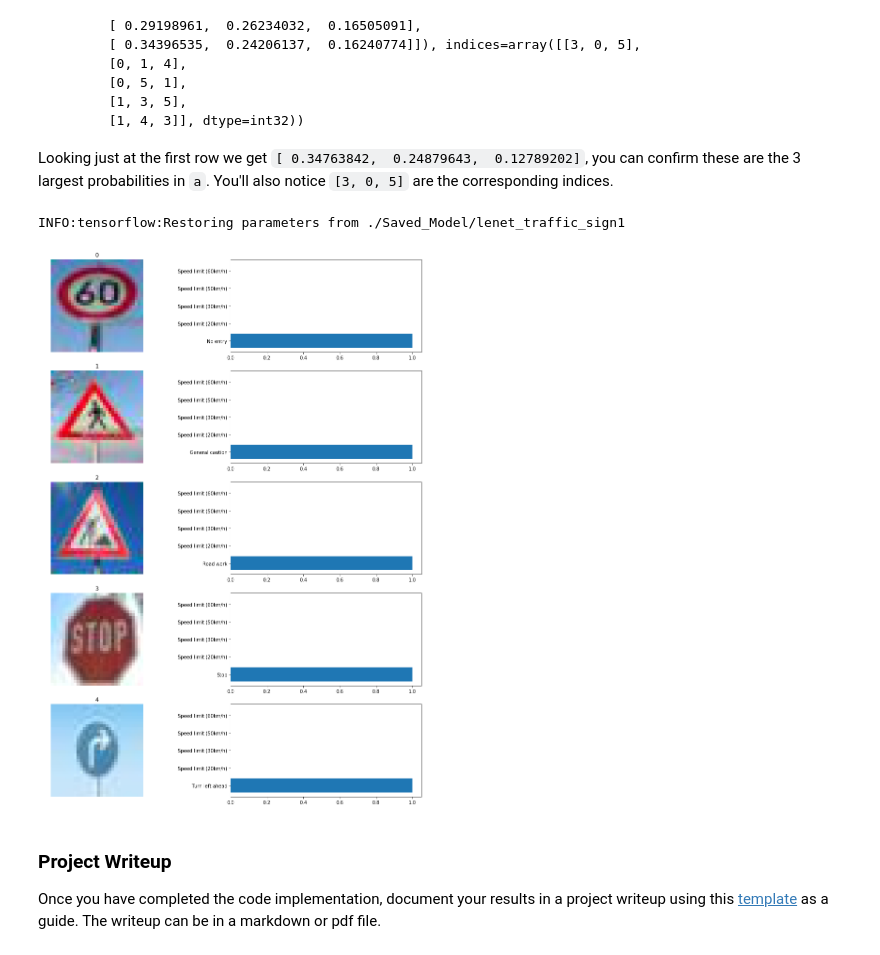
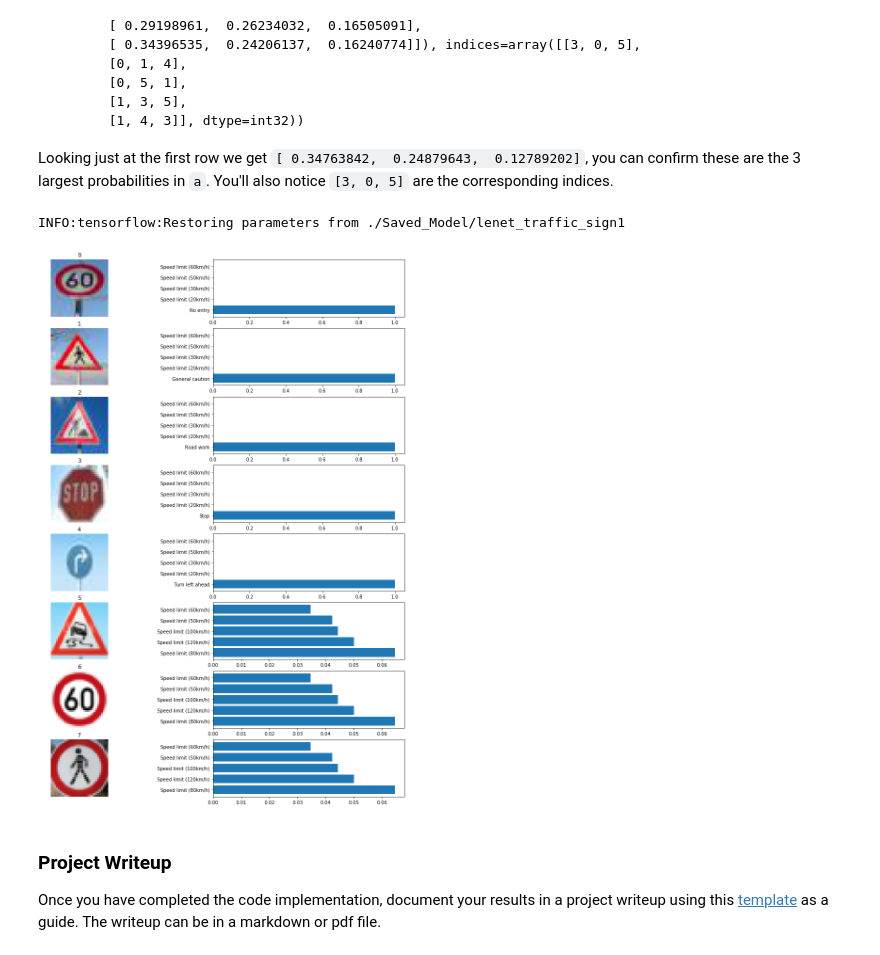
Before and after one commit to OwenHua666/CarND-Traffic-Sign-Classifier-Project, a Jupyter notebook: Traffic_Sign_Classifier.ipynb, the cells around one changed output. Drawn from its saved outputs; the diff is of its cells as text; code cells hidden in the pictures.

Commit message:
New test image added

```diff
--- a/Traffic_Sign_Classifier.ipynb
+++ b/Traffic_Sign_Classifier.ipynb
@@ -550,7 +550,7 @@ with open('signnames.csv', 'rt') as csvfile:
 
 #Import test images
 test_img_paths = [img_path for img_path in glob.glob("./Web_Images/*")]
-test_img=np.uint8(np.zeros((5,32,32,3)))
+test_img=np.uint8(np.zeros((8,32,32,3)))
 for i, imp in enumerate(test_img_paths):
     img=cv2.imread(imp, cv2.IMREAD_COLOR)
     b,g,r = cv2.split(img)
@@ -559,7 +559,7 @@ for i, imp in enumerate(test_img_paths):
 
 #Visualize new raw images
 plt.figure(figsize=(12, 8))
-for i in range(5):
+for i in range(8):
     plt.subplot(3, 4, i+1)
     plt.imshow(test_img[i])
     plt.title(i)
@@ -576,7 +576,7 @@ def test_net(X_data, sess):
     pred_sign = sess.run(tf.argmax(logits, 1), feed_dict={x: X_data, keep_prob: 1.0})
     return pred_sign
 
-X_test_data=np.uint8(np.zeros((5,32,32,3)))
+X_test_data=np.uint8(np.zeros((8,32,32,3)))
 for i in range(5):
     img=test_img[i]
     X_test_data[i]=transform_img(img)
@@ -589,7 +589,7 @@ with tf.Session() as sess:
 
 
 plt.figure(figsize=(12, 8))
-for i in range(5):
+for i in range(8):
     plt.subplot(3, 4, i+1)
     plt.imshow(test_img[i])
     plt.title(signs_class[signs_classes[i]])
@@ -646,34 +646,34 @@ Looking just at the first row we get `[ 0.34763842,  0.24879643,  0.12789202]`,
 # %%
 ### Print out the top five softmax probabilities for the predictions on the German traffic sign images found on the web.
 ### Feel free to use as many code cells as needed.
 
 ### Visualize the softmax probabilities here.
 ### Feel free to use as many code cells as needed.
 
 def test_net(X_data, sess):
     prob = sess.run(tf.nn.softmax(logits), feed_dict={x: X_data, keep_prob: 1.0})
     top_5 = tf.nn.top_k(prob, k=5)
     return sess.run(top_5)
 
 
 with tf.Session() as sess:
     saver.restore(sess, './Saved_Model/lenet_traffic_sign1')
     signs_top_5=test_net(X_test_data, sess)
 
 plt.figure(figsize=(16, 21))
-for i in range(5):
-    plt.subplot(5, 2, 2*i+1)
+for i in range(8):
+    plt.subplot(8, 2, 2*i+1)
     plt.imshow(test_img[i])
     plt.title(i)
     plt.axis('off')
-    plt.subplot(5, 2, 2*i+2)
+    plt.subplot(8, 2, 2*i+2)
     plt.barh(np.arange(1, 6, 1), signs_top_5.values[i, :])
     labs=[signs_class[j] for j in signs_top_5.indices[i]]
     plt.yticks(np.arange(1, 6, 1), labs)
 plt.show()
 # %% [output]
 INFO:tensorflow:Restoring parameters from ./Saved_Model/lenet_traffic_sign1
-[figure, old version]
+[figure, new version]
 # %% [markdown]
 ### Project Writeup
 
```
Also changed, not shown: parts of 3 cells of this notebook, 4 other files.
